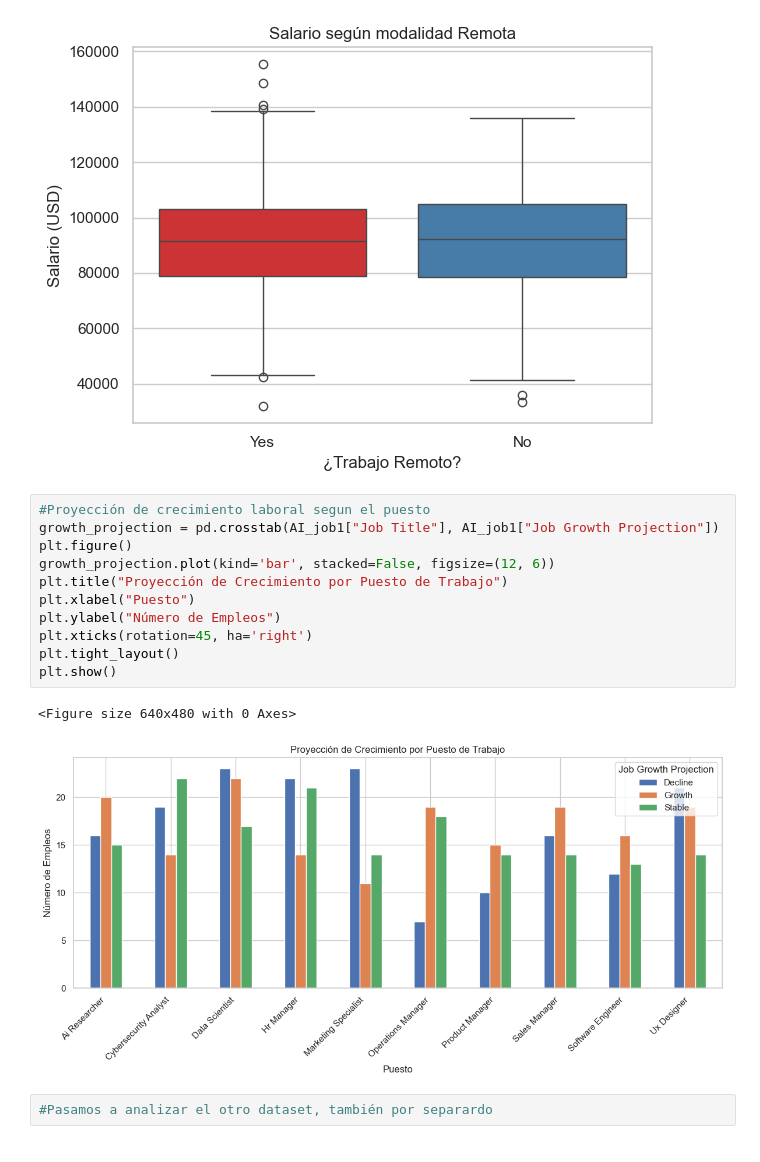
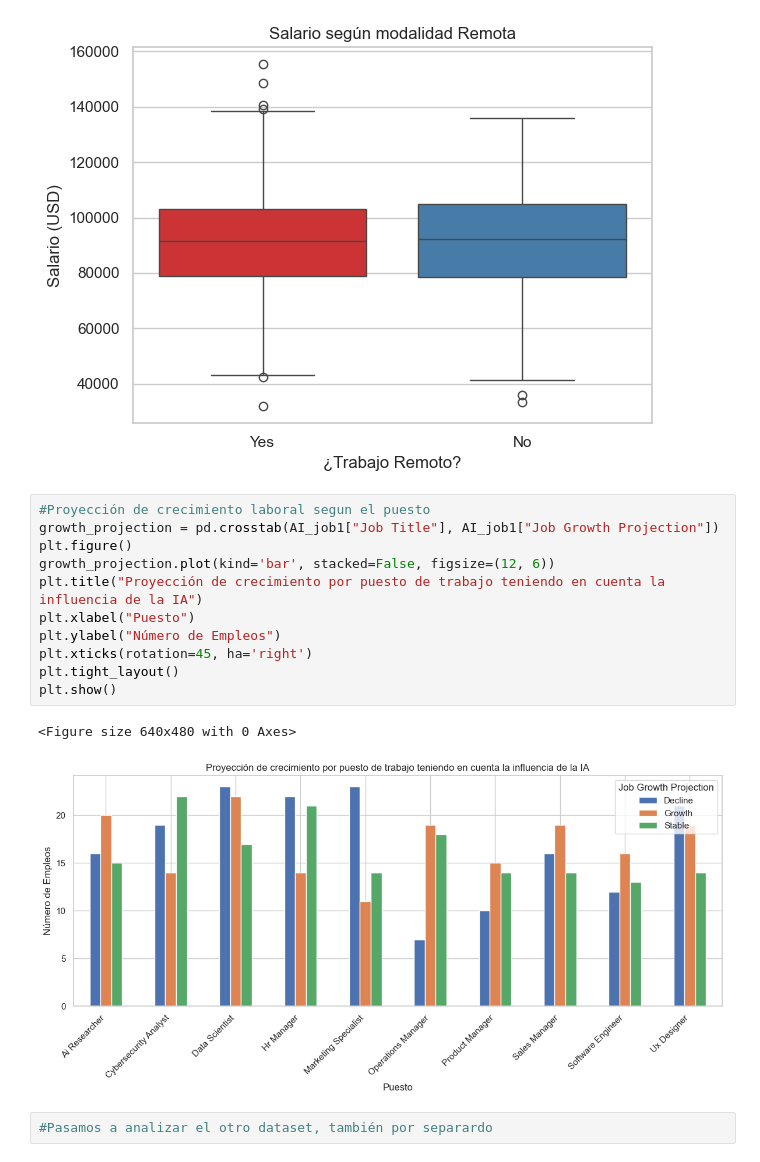
Before and after one commit to httpluris7/AI-Impact-on-works-today, a Jupyter notebook: AI_work.ipynb, the cells around one changed output. Saved outputs shown, nothing was run; the diff lists cells and outputs as text.

```diff
--- a/AI_work.ipynb
+++ b/AI_work.ipynb
@@ -164,17 +164,17 @@ Passing `palette` without assigning `hue` is deprecated and will be removed in v
 # %%
 #Proyección de crecimiento laboral segun el puesto
 growth_projection = pd.crosstab(AI_job1["Job Title"], AI_job1["Job Growth Projection"])
 plt.figure()
 growth_projection.plot(kind='bar', stacked=False, figsize=(12, 6))
-plt.title("Proyección de Crecimiento por Puesto de Trabajo")
+plt.title("Proyección de crecimiento por puesto de trabajo teniendo en cuenta la influencia de la IA")
 plt.xlabel("Puesto")
 plt.ylabel("Número de Empleos")
 plt.xticks(rotation=45, ha='right')
 plt.tight_layout()
 plt.show()
 # %% [output]
 <Figure size 640x480 with 0 Axes>
-[figure, old version]
+[figure, new version]
 # %%
 #Pasamos a analizar el otro dataset, también por separardo
 # %%
```
Also changed, not shown: parts of 6 cells of this notebook.
